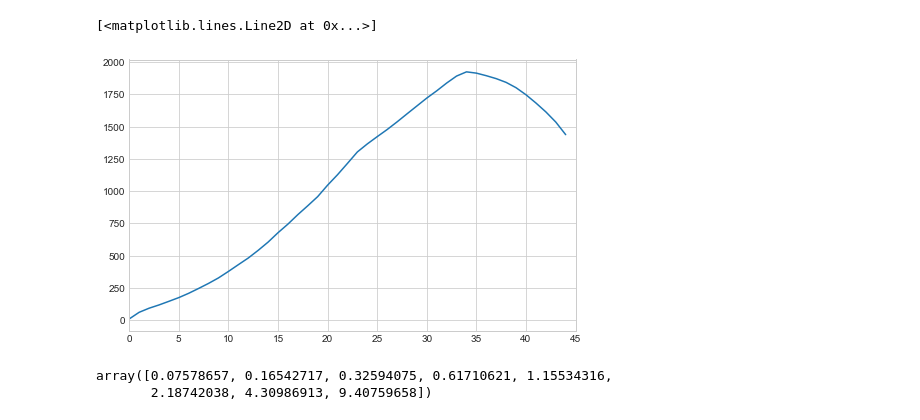
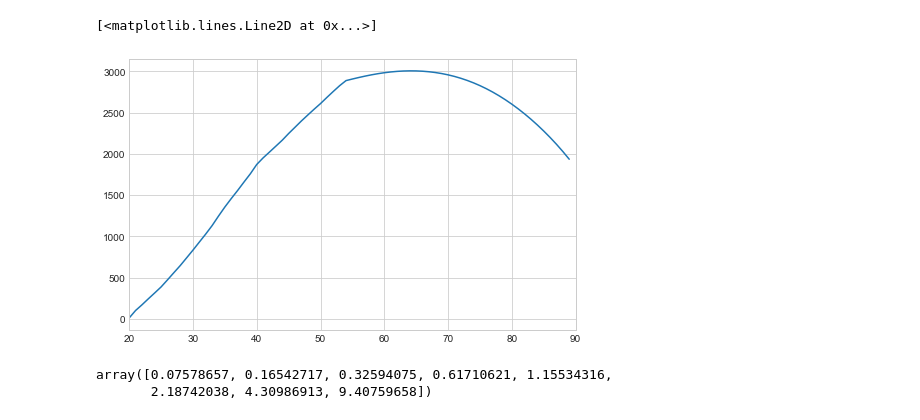
Before and after one commit to Goldfield1/IskhakovKeane2021Python, a Jupyter notebook: 05_dc_egm.ipynb, the cells around one changed output. Cells and saved outputs as stored; diff of their text form; code cells hidden in the pictures.

```diff
--- a/05_dc_egm.ipynb
+++ b/05_dc_egm.ipynb
@@ -154,0 +188,10 @@ from scipy import optimize
+# %%
+from scipy import optimize
+
+vs = []
+ds = []
+for i in range(20, 70):
+    ds.append( egm.human_capital(1, i, model.par) )
+    vs.append( egm.util_bequest(10*i, model.par, False) )
+plt.plot(ds)
+#plt.plot(vs)
@@ -155,18 +201,20 @@ from scipy import optimize
 # %%
 hs = []
-for i in range(model.par.T):
+for i in range(model.par.Tmin, model.par.T):
     h = model.sim.m[i, :]
-    hh = egm.util( model.sim.c[i, :] , model.sim.h[i, :][0], i, model.par)
+    #print(h)
+    hh = egm.util( model.sim.h[i, :] , model.sim.h[i, :][0], i, model.par)
     #h = model.sim.h[i, :]
+    #print(i)
     h = np.average(h)
     hs.append(h)
 fig = plt.figure(figsize=(8,5))
 ax = fig.add_subplot(1,1,1)
-ax.set_xlim([0, model.par.T])
-ax.plot(hs)
+ax.set_xlim(model.par.Tmin, model.par.T)
+ax.plot(list(range(model.par.Tmin, model.par.T)) , hs)
 # %% [output]
 [<matplotlib.lines.Line2D at 0x...>]
-[figure, old version]
+[figure, new version]
 # %%
 xi, xi_w = tools.GaussHermite_lognorm(model.par.sigma_1 + model.par.sigma_2 * 80, model.par.Nxi)
 xi
```
Also changed, not shown: parts of 8 cells of this notebook, 2 other files.
